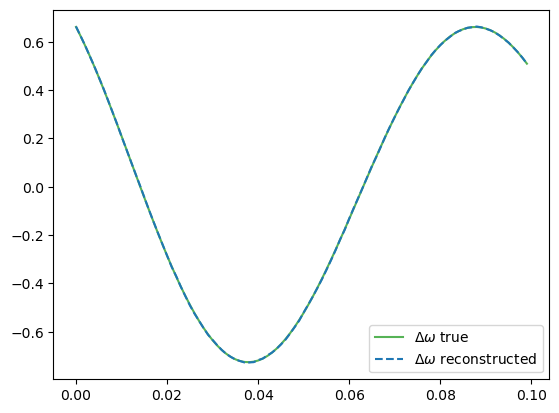
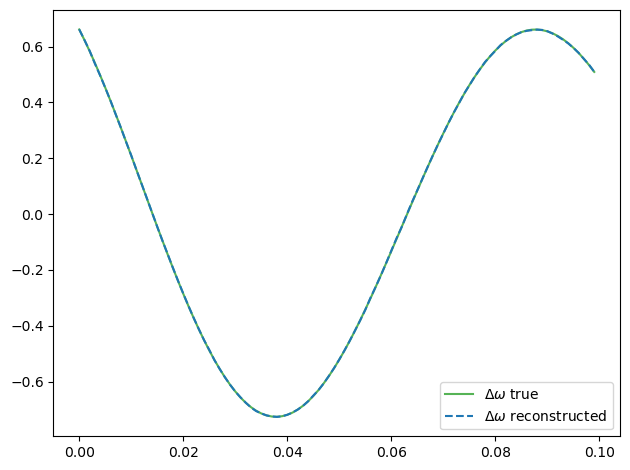
The change to this notebook cell's code, shown as a diff; its figure went from the first image to the second:
--- before
+++ after
@@ -2,15 +2,49 @@
     data_i  = 44
     data    = data_test[data_i]
-    x       = torch.unsqueeze(data[:100, :1], dim=0)
-    x_recon = model(x)
 
-    x       = torch.squeeze(x, dim=0)
-    x_recon = torch.squeeze(x_recon, dim=0)
+    timeseries = torch.unsqueeze(data[:100, :1], dim=0)
+    outs       = model(timeseries)
+
+    fun_params = torch.cat([o[0] for o in outs], dim=2)
+    fun_params = torch.squeeze(fun_params, (0, 1))
+
+    # --! extract measurement functions from an output list of tuples
+    funs = torch.cat([o[1] for o in outs], dim=1)
+    funs = torch.squeeze(funs, dim=0)
+
+    # --! extract reconstructed timeseries from an output list of tuples
+    timeseries_recon = torch.cat([o[2] for o in outs], dim=-1)
+
+    # --! timeseries are reconstructed as rows, so its shape is [B, C, T],
+    # --! but the input timeseries are shaped as columns,
+    # --! so reshape the reconstructed ones
+    timeseries_recon = timeseries_recon.reshape(timeseries_recon.shape[0], -1, model.feats_n)
+
+    timeseries = torch.squeeze(timeseries, dim=0)
+    timeseries_recon = torch.squeeze(timeseries_recon, dim=0)
 
     t = np.arange(0., 100*timestep, timestep)
 
     plt.figure()
-    plt.plot(t, x[:, 0], alpha=0.8, color='tab:green', label='$\\Delta \\omega$ true')
-    plt.plot(t, x_recon[:, 0], alpha=1, color='tab:blue', linestyle='dashed', label='$\\Delta \\omega$ reconstructed')
+    plt.plot(t, timeseries[:, 0], alpha=0.8, color='tab:green', label='$\\Delta \\omega$ true')
+    plt.plot(t, timeseries_recon[:, 0], alpha=1, color='tab:blue', linestyle='dashed', label='$\\Delta \\omega$ reconstructed')
     plt.legend()
+    plt.tight_layout()
     plt.show()
+
+    plt.figure()
+    plt.plot(fun_params[:, 0], label='sin amp')
+    plt.plot(fun_params[:, 1], label='sin freq')
+    plt.plot(fun_params[:, 2], label='cos amp')
+    plt.plot(fun_params[:, 3], label='cos freq')
+    plt.legend()
+    plt.tight_layout()
+    plt.show()
+
+    plt.figure()
+    plt.plot(funs[:, 0], label='sin')
+    plt.plot(funs[:, 1], label='cos')
+    plt.plot(funs[:, 2], label='exp')
+    plt.legend()
+    plt.tight_layout()
+    plt.show()

Commit: output more results from the forward method to be able to display them